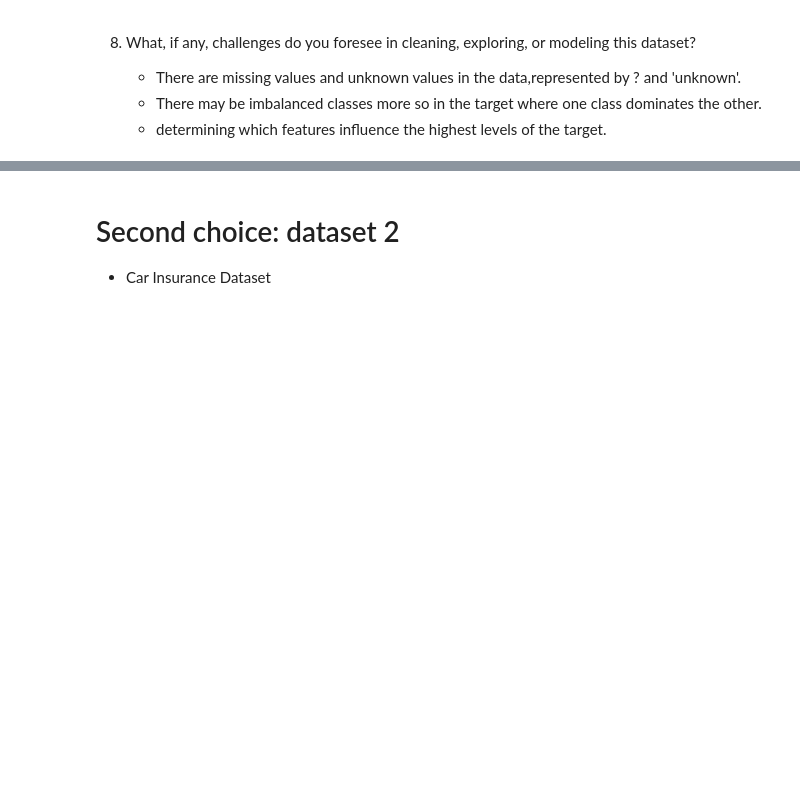
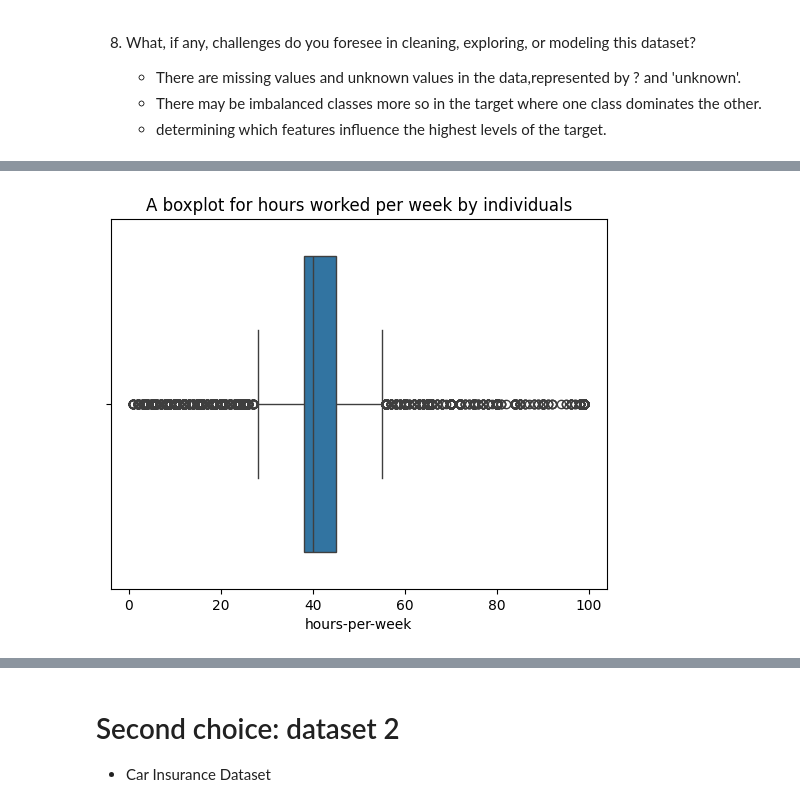
Before and after one commit to zal-developer/Adult-Income-Car-Insurance, a Jupyter notebook: Choice_DataSets.ipynb, the cells around one changed output, grey strips where cells are left out. Cells and saved outputs as stored; diff of their text form; code cells hidden in the pictures; blank space fills up the shorter version.

```diff
--- a/Choice_DataSets.ipynb
+++ b/Choice_DataSets.ipynb
@@ -76,0 +230,6 @@ memory usage: 5.6+ MB
+# %%
+# Create a horizontal boxplot for hours per week
+ax = sns.boxplot(data=df, x="hours-per-week")
+ax.set_title('A boxplot for hours worked per week by individuals');
+# %% [output]
+[figure, added]
```
Also changed, not shown: parts of 81 cells of this notebook.
